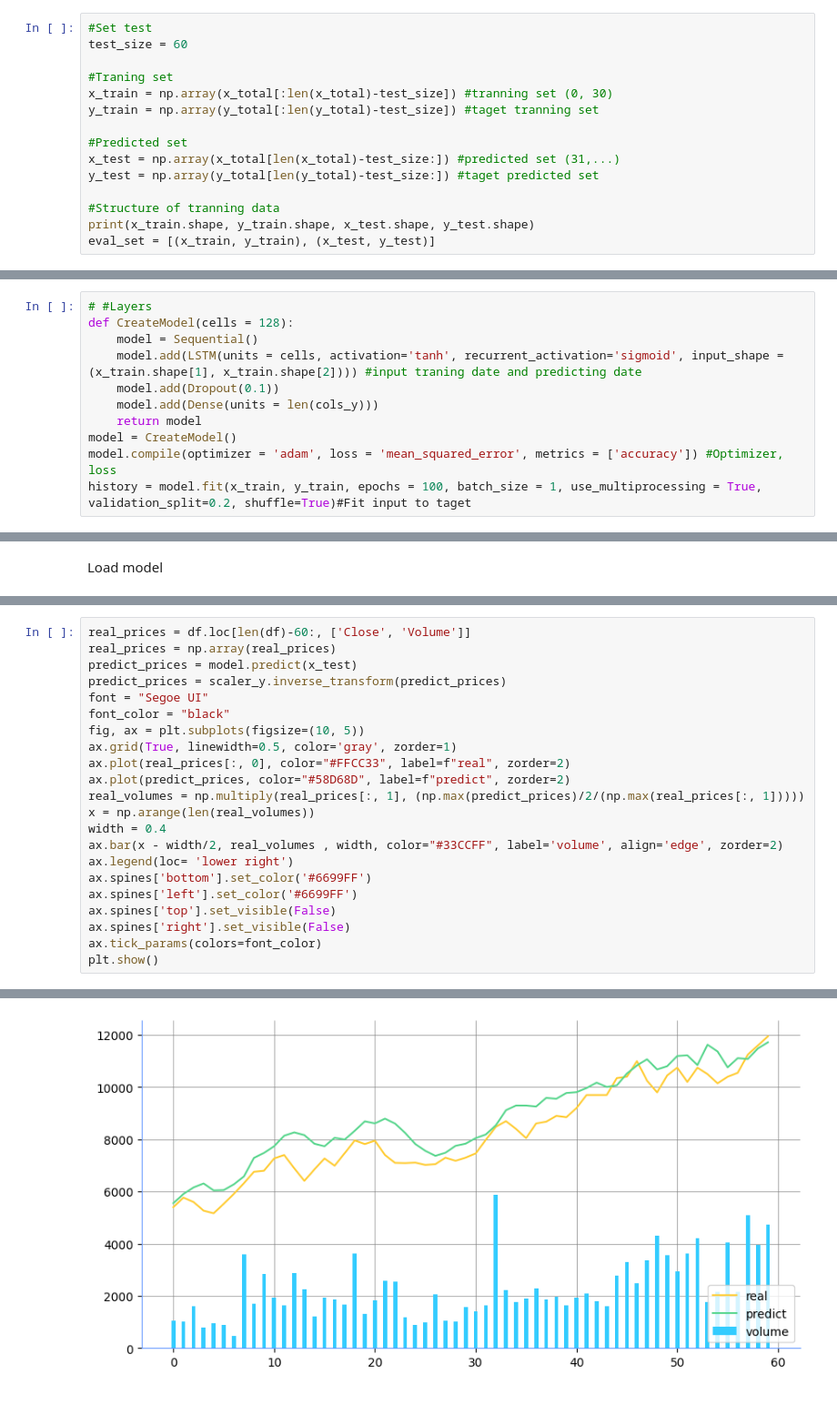
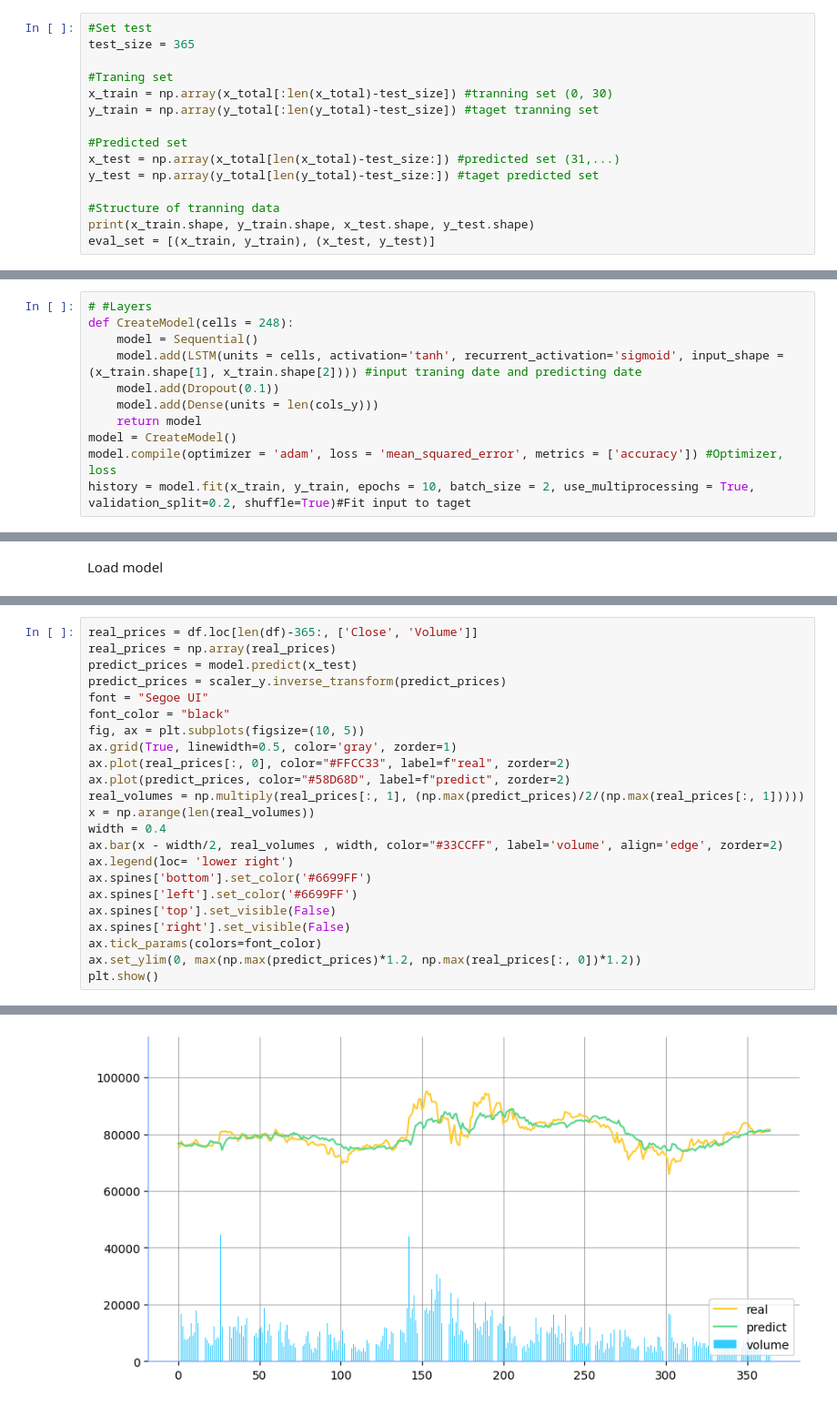
Before and after one commit to Zeres-Engel/Surfing-Stock, a Jupyter notebook: AI model/CreateModel.ipynb, the cells around one changed output, grey strips where cells are left out. Shown at 91% size. Cells and saved outputs as stored; diff of their text form.

```diff
--- a/AI model/CreateModel.ipynb
+++ b/AI model/CreateModel.ipynb
@@ -195,7 +194,7 @@ for i in range(pre_day, len(df)):
     y_total.append(scaled_data_y[i])
 # %%
 #Set test
-test_size = 60
+test_size = 365
 
 #Traning set
 x_train = np.array(x_total[:len(x_total)-test_size]) #tranning set (0, 30)
@@ -214,7 +213,7 @@ eval_set = [(x_train, y_train), (x_test, y_test)]
 Build Model
 # %%
 # #Layers
-def CreateModel(cells = 128):
+def CreateModel(cells = 248):
     model = Sequential()
     model.add(LSTM(units = cells, activation='tanh', recurrent_activation='sigmoid', input_shape = (x_train.shape[1], x_train.shape[2]))) #input traning date and predicting date
     model.add(Dropout(0.1))
@@ -222,5 +221,5 @@ def CreateModel(cells = 128):
     return model
 model = CreateModel()
 model.compile(optimizer = 'adam', loss = 'mean_squared_error', metrics = ['accuracy']) #Optimizer, loss
-history = model.fit(x_train, y_train, epochs = 100, batch_size = 1, use_multiprocessing = True, validation_split=0.2, shuffle=True)#Fit input to taget
+history = model.fit(x_train, y_train, epochs = 10, batch_size = 2, use_multiprocessing = True, validation_split=0.2, shuffle=True)#Fit input to taget
 # %% [output]
@@ -344,5 +351,5 @@ plt.show()
 # %%
-real_prices = df.loc[len(df)-60:, ['Close', 'Volume']]
+real_prices = df.loc[len(df)-365:, ['Close', 'Volume']]
 real_prices = np.array(real_prices)
 predict_prices = model.predict(x_test)
 predict_prices = scaler_y.inverse_transform(predict_prices)
@@ -362,5 +369,6 @@ ax.spines['left'].set_color('#6699FF')
 ax.spines['top'].set_visible(False)
 ax.spines['right'].set_visible(False)
 ax.tick_params(colors=font_color)
+ax.set_ylim(0, max(np.max(predict_prices)*1.2, np.max(real_prices[:, 0])*1.2))
 plt.show()
 # %% [output]
@@ -368 +376 @@ plt.show()
-[figure, old version]
+[figure, new version]
```
Also changed, not shown: parts of 12 cells of this notebook, 19 other files.
